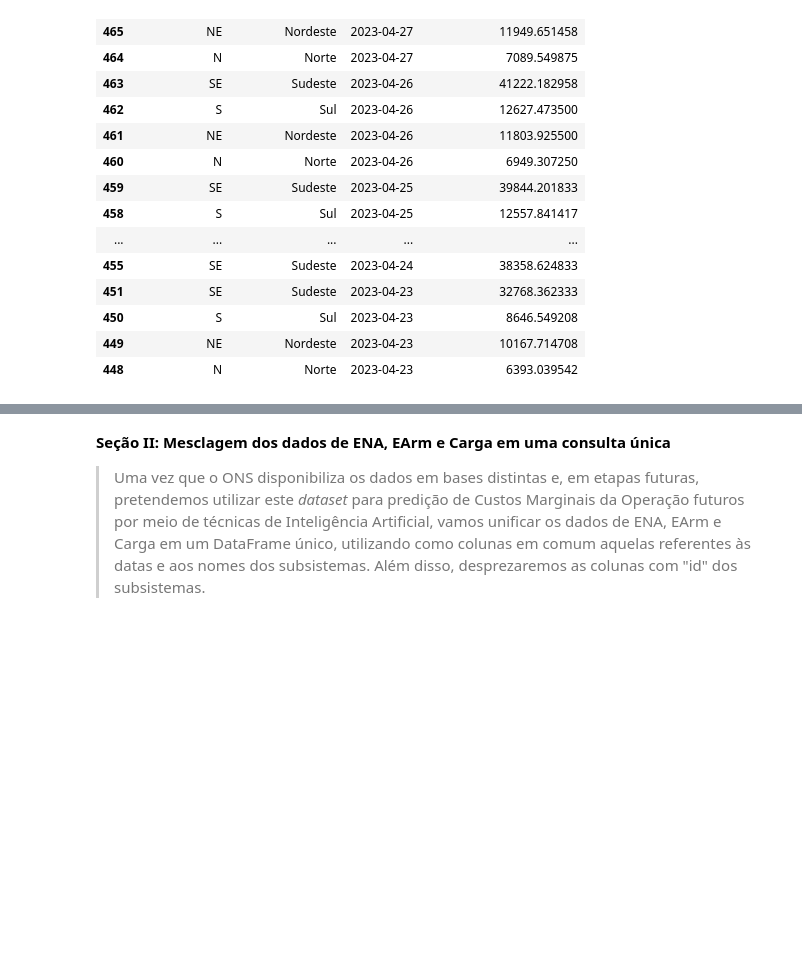
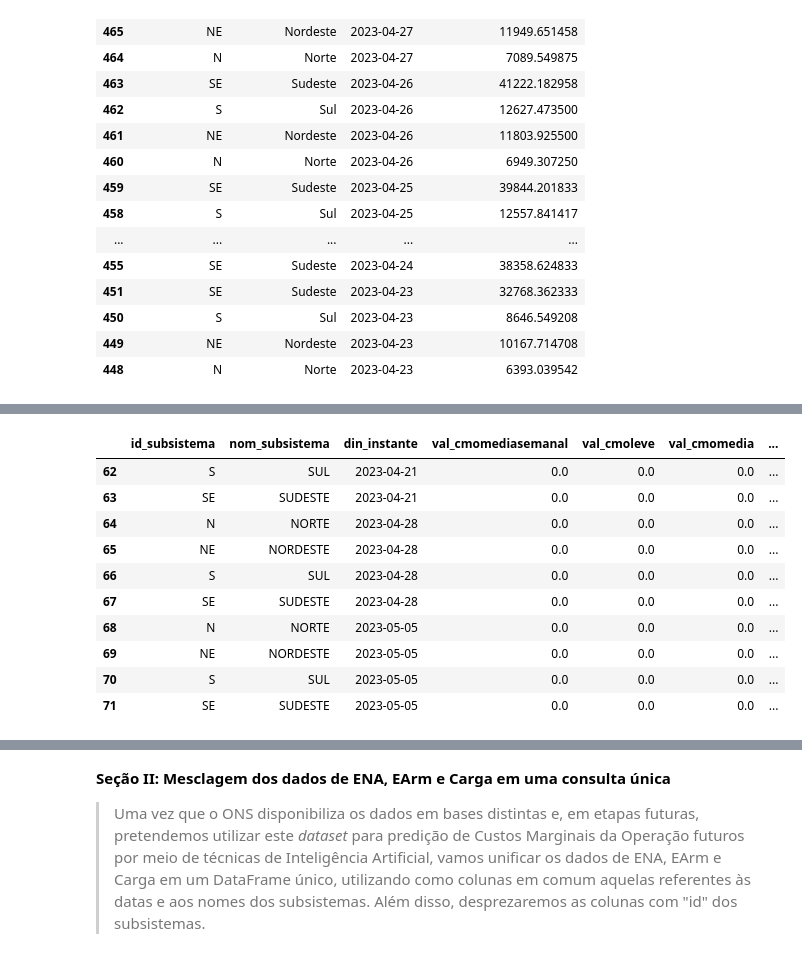
Before and after one commit to belanatal/PosPUCRio, a Jupyter notebook: MVP-SprintI.ipynb, the cells around one changed output, grey strips where cells are left out. Cells and saved outputs as stored; diff of their text form; code cells hidden in the pictures; blank space fills up the shorter version.

```diff
--- a/MVP-SprintI.ipynb
+++ b/MVP-SprintI.ipynb
@@ -542,0 +542,15 @@ print(cmo)
+# %%
+# Conferindo as últimas 10 linhas
+cmo.tail(10)
+# %% [output]
+|  | id_subsistema | nom_subsistema | din_instante | val_cmomediasemanal | val_cmoleve | val_cmomedia | ... |
+| 62 | S | SUL | 2023-04-21 | 0.0 | 0.0 | 0.0 | ... |
+| 63 | SE | SUDESTE | 2023-04-21 | 0.0 | 0.0 | 0.0 | ... |
+| 64 | N | NORTE | 2023-04-28 | 0.0 | 0.0 | 0.0 | ... |
+| 65 | NE | NORDESTE | 2023-04-28 | 0.0 | 0.0 | 0.0 | ... |
+| 66 | S | SUL | 2023-04-28 | 0.0 | 0.0 | 0.0 | ... |
+| 67 | SE | SUDESTE | 2023-04-28 | 0.0 | 0.0 | 0.0 | ... |
+| 68 | N | NORTE | 2023-05-05 | 0.0 | 0.0 | 0.0 | ... |
+| 69 | NE | NORDESTE | 2023-05-05 | 0.0 | 0.0 | 0.0 | ... |
+| 70 | S | SUL | 2023-05-05 | 0.0 | 0.0 | 0.0 | ... |
+| 71 | SE | SUDESTE | 2023-05-05 | 0.0 | 0.0 | 0.0 | ... |
```
Also changed, not shown: parts of 7 cells of this notebook.
